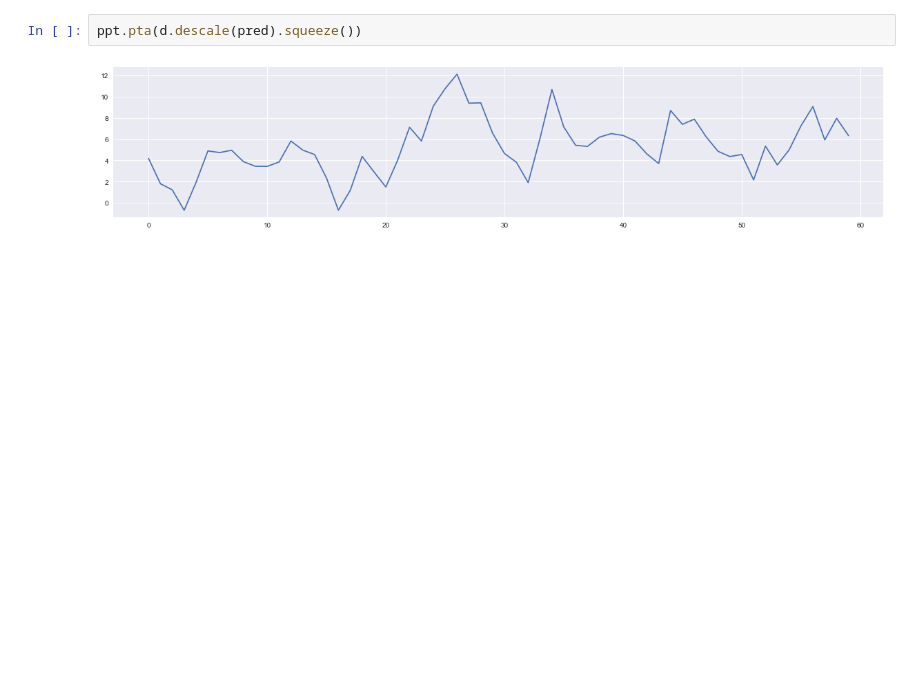
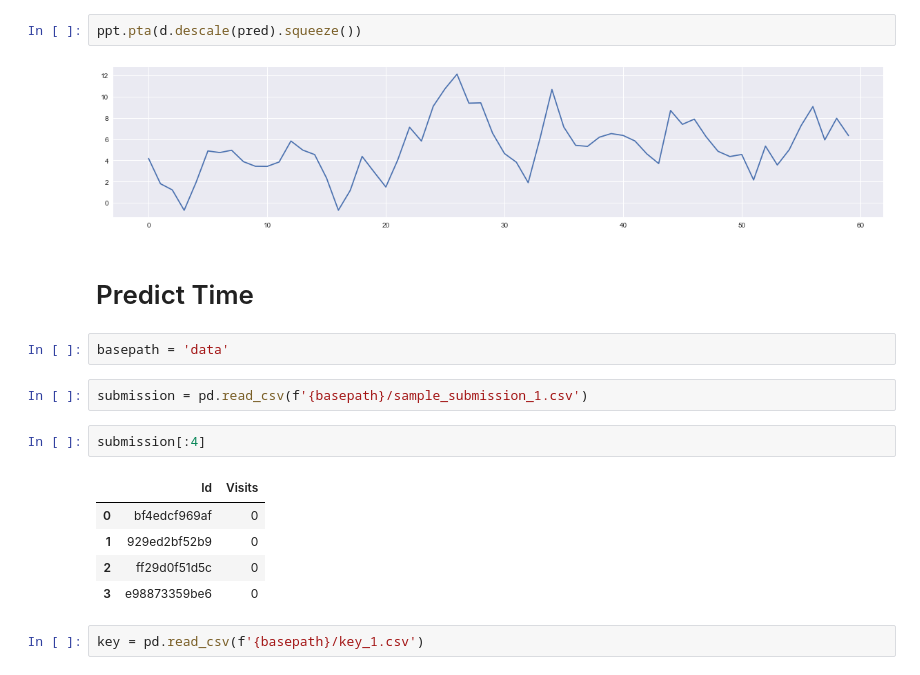
Before and after one commit to thepaulm/web-traffic-time-series-forecasting, a Jupyter notebook: Load Trained From Linux.ipynb, the cells around one changed output. Saved outputs shown, nothing was run; the diff lists cells and outputs as text; blank space fills up the shorter version.

```diff
--- a/Load Trained From Linux.ipynb
+++ b/Load Trained From Linux.ipynb
@@ -88,3 +88,19 @@ ppt.pta(pred.squeeze())
 ppt.pta(d.descale(pred).squeeze())
 # %% [output]
 [figure]
+# %% [markdown]
+# Predict Time
+# %%
+basepath = 'data'
+# %%
+submission = pd.read_csv(f'{basepath}/sample_submission_1.csv')
+# %%
+submission[:4]
+# %% [output]
+|  | Id | Visits |
+| 0 | bf4edcf969af | 0 |
+| 1 | 929ed2bf52b9 | 0 |
+| 2 | ff29d0f51d5c | 0 |
+| 3 | e98873359be6 | 0 |
+# %%
+key = pd.read_csv(f'{basepath}/key_1.csv')
```
Also changed, not shown: parts of 26 cells of this notebook.
